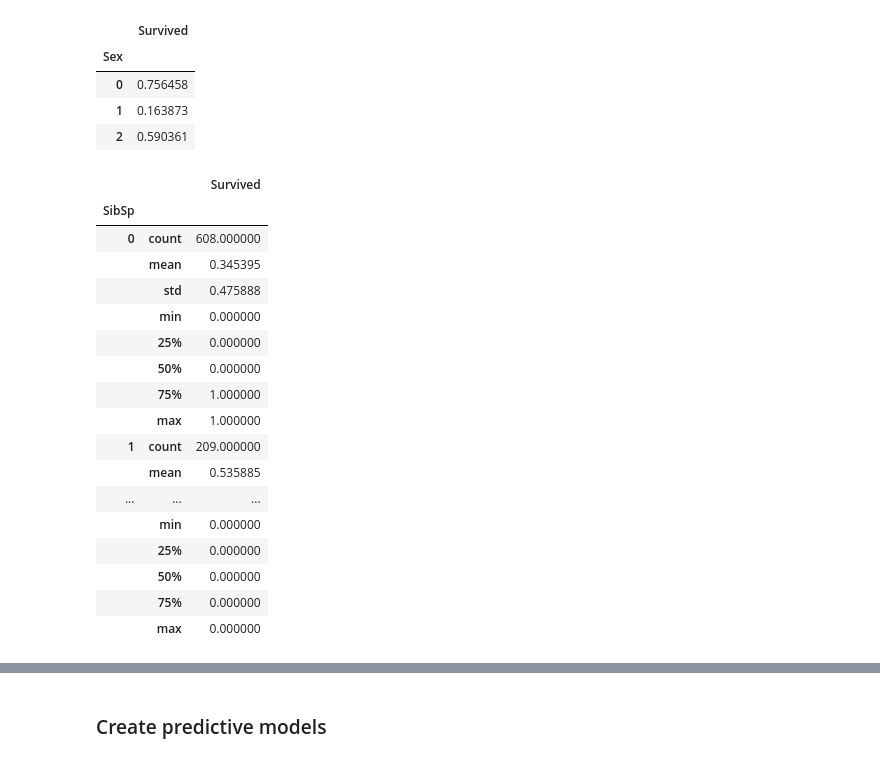
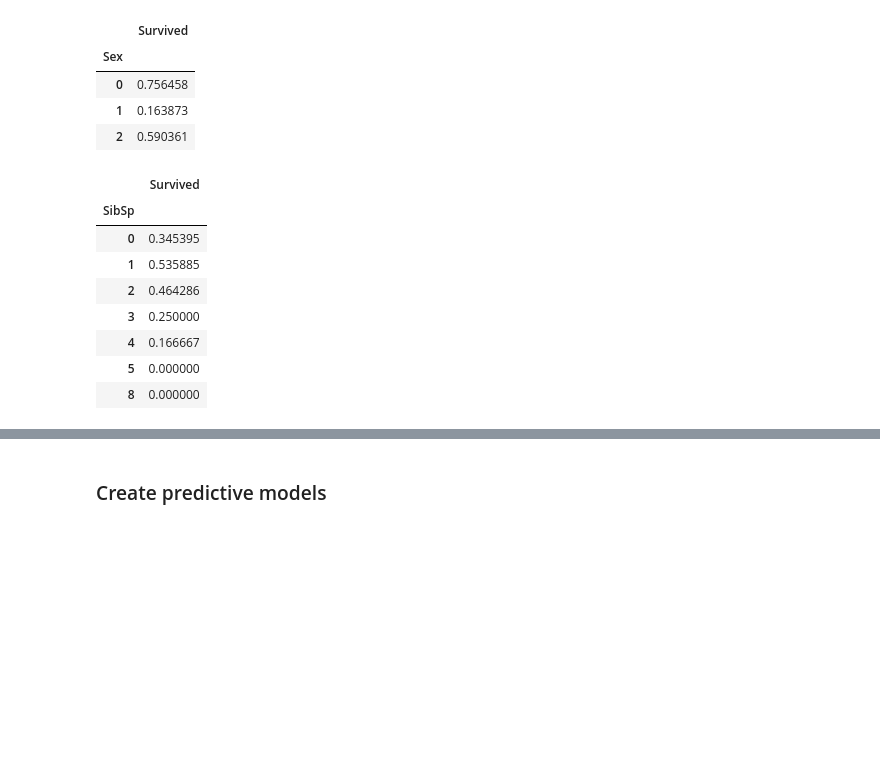
Before and after one commit to bensharkey3/kaggle-titanic-challenge, a Jupyter notebook: Titanic.ipynb, the cells around one changed output, grey strips where cells are left out. Saved outputs shown, nothing was run; the diff lists cells and outputs as text; code cells hidden in the pictures; blank space fills up the shorter version.

```diff
--- a/Titanic.ipynb
+++ b/Titanic.ipynb
@@ -386,25 +364,16 @@ train[['Survived','Sex']].groupby('Sex').mean()
 | 2 | 0.590361 |
 # %%
 # SibSp
-train[['Survived','SibSp']].groupby('SibSp').describe()
+train[['Survived','SibSp']].groupby('SibSp').mean()
 # %% [output]
-|  |  | Survived |
-| SibSp |  |  |
-| 0 | count | 608.000000 |
-|  | mean | 0.345395 |
-|  | std | 0.475888 |
-|  | min | 0.000000 |
-|  | 25% | 0.000000 |
-|  | 50% | 0.000000 |
-|  | 75% | 1.000000 |
-|  | max | 1.000000 |
-| 1 | count | 209.000000 |
-|  | mean | 0.535885 |
-| ... | ... | ... |
-|  | min | 0.000000 |
-|  | 25% | 0.000000 |
-|  | 50% | 0.000000 |
-|  | 75% | 0.000000 |
-|  | max | 0.000000 |
+|  | Survived |
+| SibSp |  |
+| 0 | 0.345395 |
+| 1 | 0.535885 |
+| 2 | 0.464286 |
+| 3 | 0.250000 |
+| 4 | 0.166667 |
+| 5 | 0.000000 |
+| 8 | 0.000000 |
 # %%
 # Parch
```
Also changed, not shown: parts of 82 cells of this notebook.
